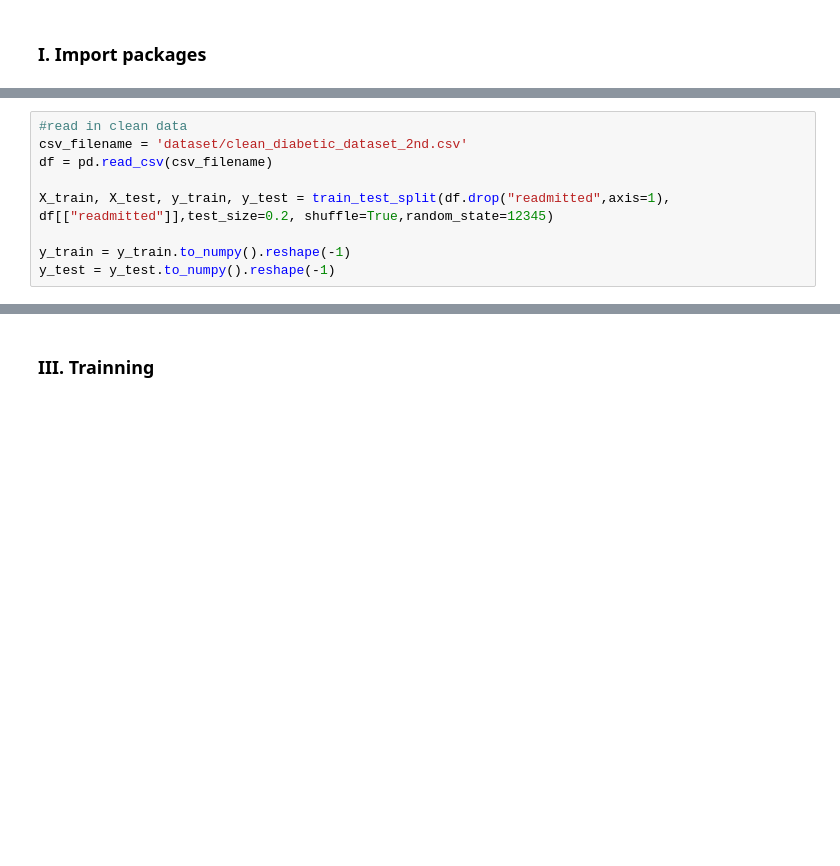
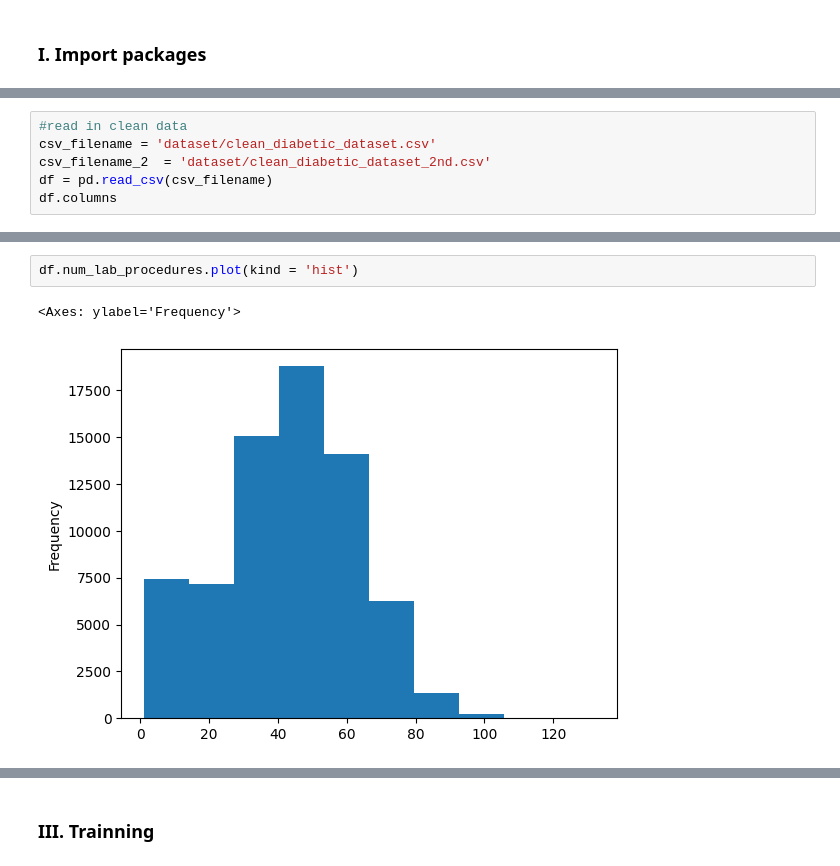
Before and after one commit to minhngo3818/cs178-diabetes-project, a Jupyter notebook: main.ipynb, the cells around one changed output, grey strips where cells are left out. Drawn from its saved outputs; the diff is of its cells as text; blank space fills up the shorter version.

```diff
--- a/main.ipynb
+++ b/main.ipynb
@@ -57,10 +38,6 @@ The cost of misclassification is high
 # %%
 #read in clean data
-csv_filename = 'dataset/clean_diabetic_dataset_2nd.csv'
+csv_filename = 'dataset/clean_diabetic_dataset.csv'
+csv_filename_2  = 'dataset/clean_diabetic_dataset_2nd.csv'
 df = pd.read_csv(csv_filename)
-
-X_train, X_test, y_train, y_test = train_test_split(df.drop("readmitted",axis=1),
-df[["readmitted"]],test_size=0.2, shuffle=True,random_state=12345)
-
-y_train = y_train.to_numpy().reshape(-1)
-y_test = y_test.to_numpy().reshape(-1)
+df.columns
@@ -80,0 +70,5 @@ pd.set_option('display.width', None)
+# %%
+df.num_lab_procedures.plot(kind = 'hist')
+# %% [output]
+<Axes: ylabel='Frequency'>
+[figure, added]
```
Also changed, not shown: parts of 33 cells of this notebook, 1 other file.
